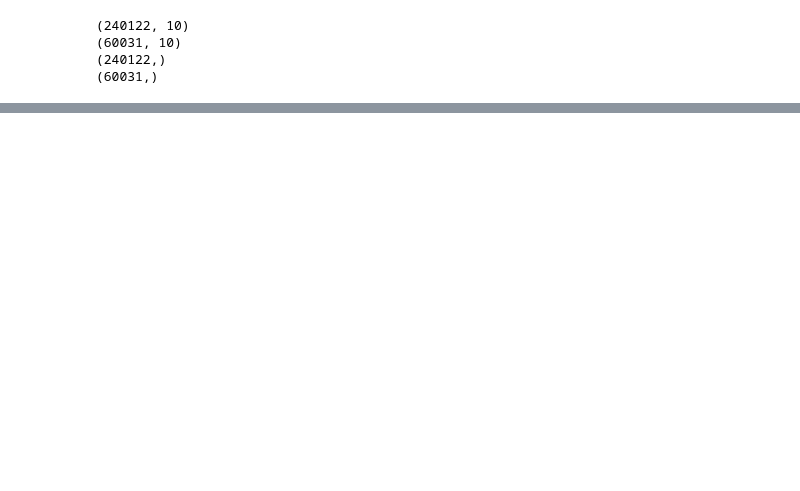
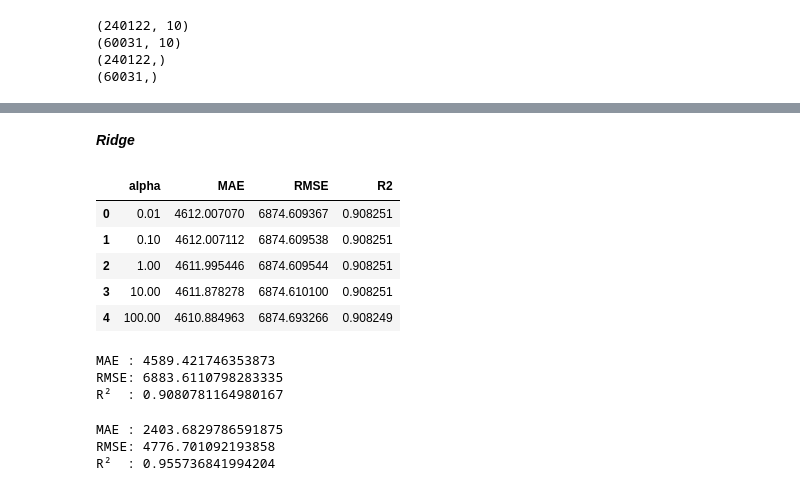
Before and after one commit to Kadiri-Mohamed/Flight-Price-Prediction, a Jupyter notebook: notebooks/flight_price_prediction.ipynb, the cells around one changed output, grey strips where cells are left out. Cells and saved outputs as stored; diff of their text form; code cells hidden in the pictures; blank space fills up the shorter version.

```diff
--- a/notebooks/flight_price_prediction.ipynb
+++ b/notebooks/flight_price_prediction.ipynb
@@ -311,12 +311,9 @@ numeric_features = [
 
 categorical_features = [
     "airline",
-    "flight",
-    "source_city",
     "departure_time",
     "stops",
     "arrival_time",
-    "destination_city",
     "class"
 ]
 # %%
@@ -427,0 +432,2 @@ R²: 0.9254953413377168
+# %%
+dummy_pipeline.fit(X_train, y_train)
@@ -427,0 +500,2 @@ R²: 0.9254953413377168
+# %% [markdown]
+***Ridge***
@@ -427,0 +504,43 @@ R²: 0.9254953413377168
+# %%
+alphas = [0.01, 0.1, 1, 10, 100]
+
+results = []
+
+for alpha in alphas:
+
+    ridge_pipeline = Pipeline([
+        ("preprocessing", preprocessor),
+        ("model", Ridge(alpha=alpha))
+    ])
+
+    cv_results = cross_validate(
+        ridge_pipeline,
+        X_train,
+        y_train,
+        cv=5,
+        scoring={
+            "mae": "neg_mean_absolute_error",
+            "rmse": "neg_root_mean_squared_error",
+            "r2": "r2"
+        },
+        n_jobs=-1
+    )
+
+    results.append({
+        "alpha": alpha,
+        "MAE": -cv_results["test_mae"].mean(),
+        "RMSE": -cv_results["test_rmse"].mean(),
+        "R2": cv_results["test_r2"].mean()
+    })
+# %%
+import pandas as pd
+
+results_df = pd.DataFrame(results)
+results_df
+# %% [output]
+|  | alpha | MAE | RMSE | R2 |
+| 0 | 0.01 | 4612.007070 | 6874.609367 | 0.908251 |
+| 1 | 0.10 | 4612.007112 | 6874.609538 | 0.908251 |
+| 2 | 1.00 | 4611.995446 | 6874.609544 | 0.908251 |
+| 3 | 10.00 | 4611.878278 | 6874.610100 | 0.908251 |
+| 4 | 100.00 | 4610.884963 | 6874.693266 | 0.908249 |
@@ -427,0 +556,12 @@ R²: 0.9254953413377168
+# %%
+mae_ridge = mean_absolute_error(y_test, y_pred_ridge)
+rmse_ridge = np.sqrt(mean_squared_error(y_test, y_pred_ridge))
+r2_ridge = r2_score(y_test, y_pred_ridge)
+
+print("MAE :", mae_ridge)
+print("RMSE:", rmse_ridge)
+print("R²  :", r2_ridge)
+# %% [output]
+MAE : 4589.421746353873
+RMSE: 6883.6110798283335
+R²  : 0.9080781164980167
@@ -427,0 +583,12 @@ R²: 0.9254953413377168
+# %%
+mae_rf = mean_absolute_error(y_test, y_pred_rf)
+rmse_rf = np.sqrt(mean_squared_error(y_test, y_pred_rf))
+r2_rf = r2_score(y_test, y_pred_rf)
+
+print("MAE :", mae_rf)
+print("RMSE:", rmse_rf)
+print("R²  :", r2_rf)
+# %% [output]
+MAE : 2403.6829786591875
+RMSE: 4776.701092193858
+R²  : 0.955736841994204
```
Also changed, not shown: parts of 24 cells of this notebook, 1 other file.
